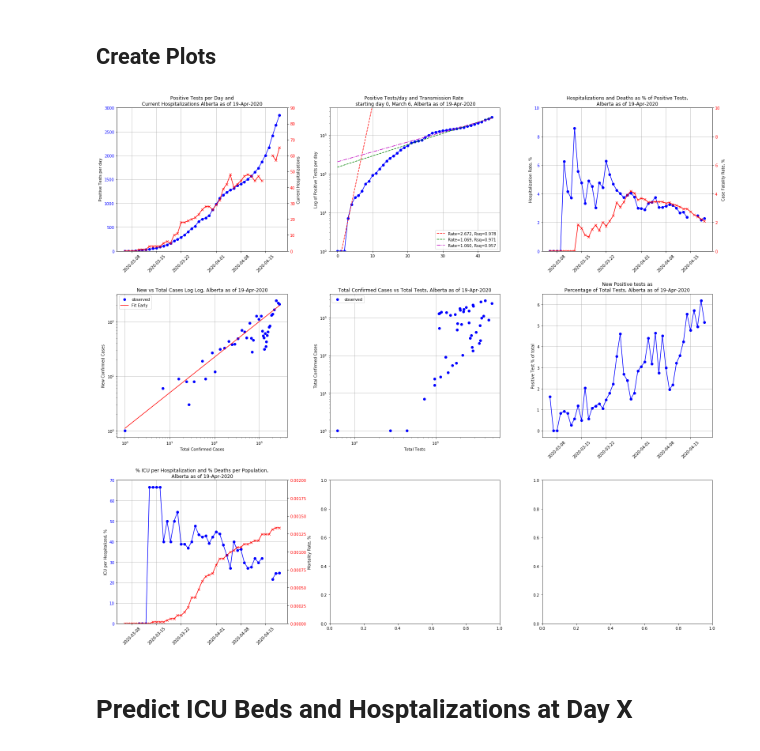
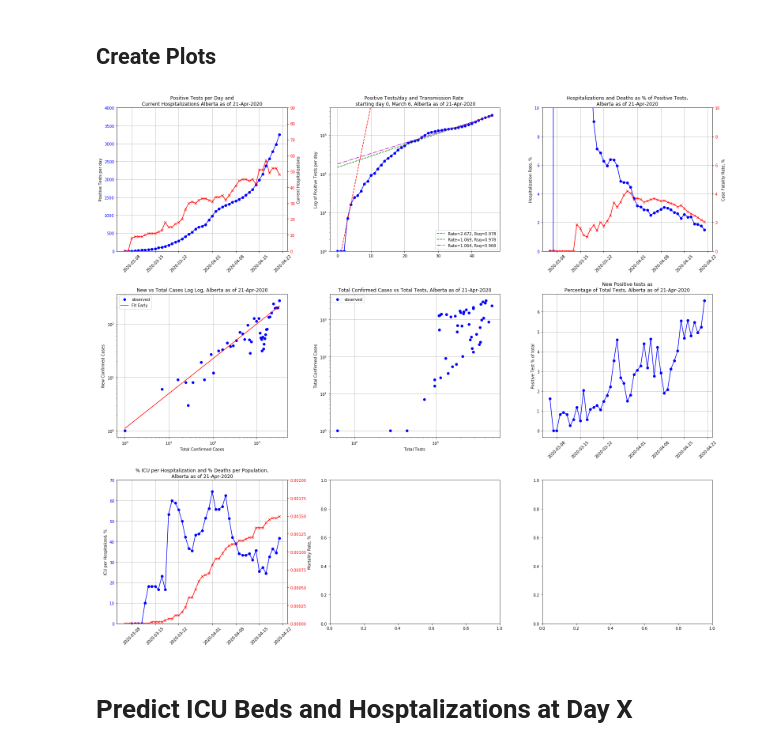
Before and after one commit to lchutny/covid19Alberta, a Jupyter notebook: covid19data.ipynb, the cells around one changed output. Saved outputs shown, nothing was run; the diff lists cells and outputs as text; code cells hidden in the pictures.

```diff
--- a/covid19data.ipynb
+++ b/covid19data.ipynb
@@ -183,7 +183,7 @@ def color_y_axis(ax, color):
 color_y_axis(ax1, 'b')
 color_y_axis(ax1a, 'r')
 ax1a.set_ylim([0,90])
-ax1.set_ylim([0,3000])
+ax1.set_ylim([0,4000])
 ax1.tick_params(axis='x',rotation=45)
 
 ax2.plot(df.index,df.TotalPositive,'-ob')
@@ -221,34 +221,34 @@ ax4.legend()
 ax5.plot(df.TotalTests,df.TotalPositive,'ob',label='observed')
 ax5.set_title(f"Total Confirmed Cases vs Total Tests, Alberta as of {datadate}")
 ax5.set_ylabel("Total Confirmed Cases")
 ax5.set_xlabel("Total Tests")
 ax5.grid(True)
 ax5.set_yscale("log")
 ax5.set_xscale("log")
 #ax5.plot(df.TotalPositive,llfunc(df.TotalPositive,*p2opt),'r-',label='Fit Early')
 ax5.legend()
 
 ax6.plot(df.date,(df.NewPositive/df.TotalTests*100),'-ob')
 ax6.set_title(f"New Positive tests as\nPercentage of Total Tests, Alberta as of {datadate}")
 ax6.set_ylabel("Positive Test % of total")
 ax6.grid(True)
 ax6.tick_params(axis='x',rotation=45)
 
 ax7, ax7a = two_scales(ax7,df.date,df.percICUPerHospitalized,df.perc_MortalityRate,
                        'blue','o','-','red','x','-',
                        'ICU per Hospitalized, %','Mortality Rate, %')
 ax7.set_title(f"% ICU per Hospitalization and % Deaths per Population,\nAlberta as of {datadate}")
 ax7.grid(True)
 color_y_axis(ax7, 'b')
 color_y_axis(ax7a, 'r')
 ax7a.set_ylim([0,.002])
 ax7.set_ylim([0,70])
 ax7.tick_params(axis='x',rotation=45)
 
 plt.subplots_adjust(wspace=0.25,hspace=0.3)
 plt.show()
 # %% [output]
-[figure, old version]
+[figure, new version]
 # %% [markdown]
 # Predict ICU Beds and Hosptalizations at Day X
 # %%
```
Also changed, not shown: parts of 3 cells of this notebook.
